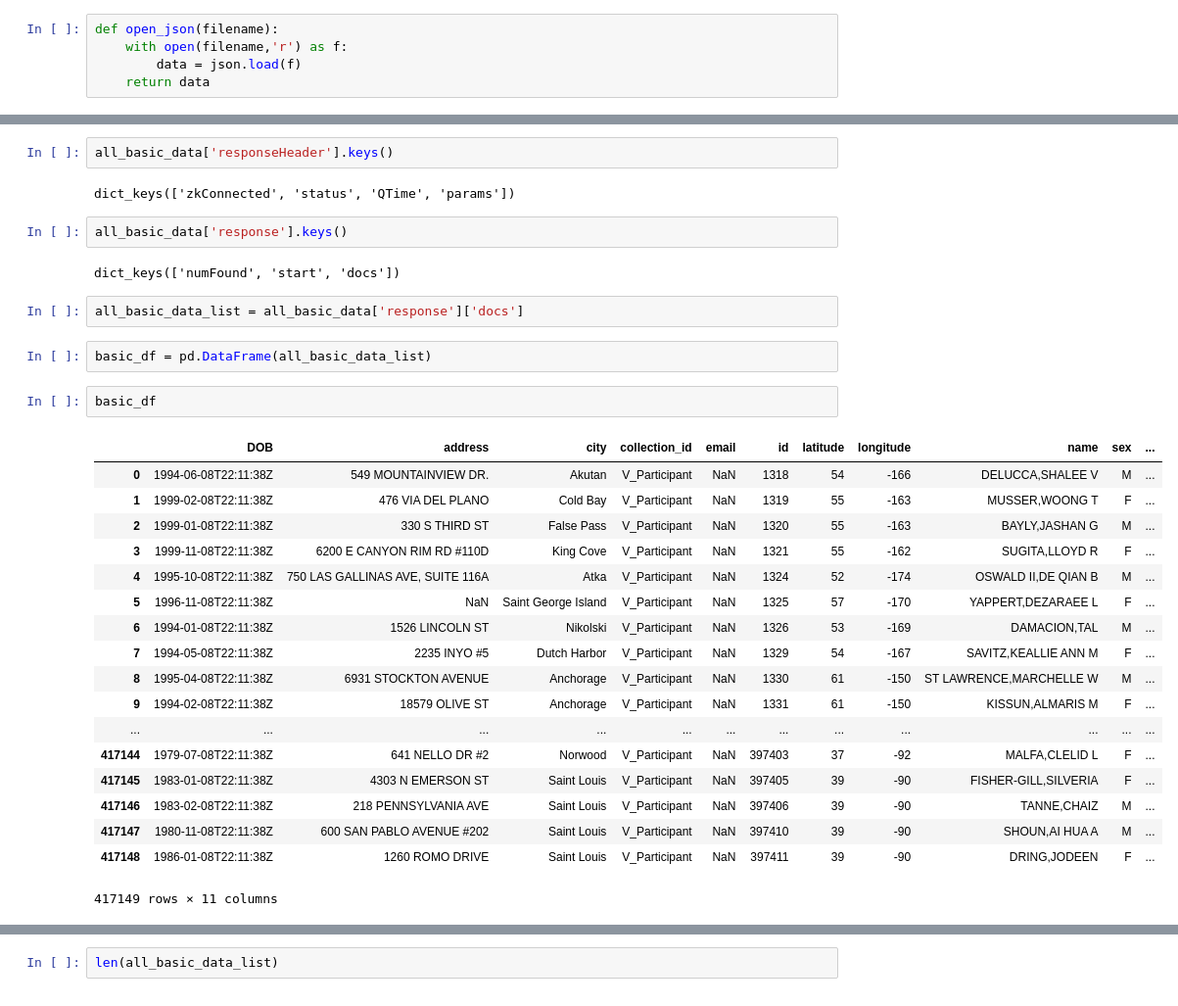
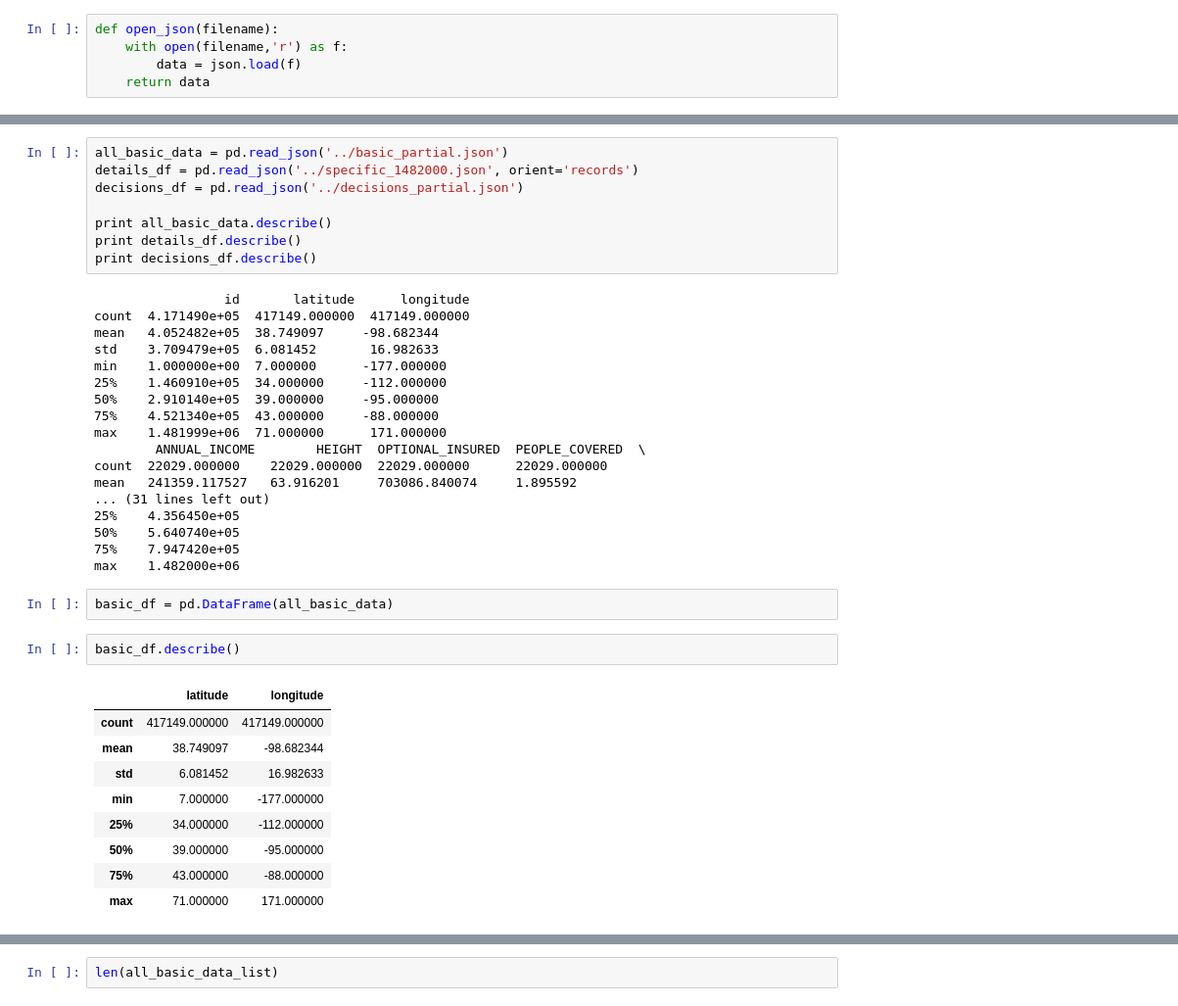
Before and after one commit to Youdongz/vitech, a Jupyter notebook: Combine and Transform data .ipynb, the cells around one changed output, grey strips where cells are left out. Shown: that part at 98% size. Cells and saved outputs as stored; diff of their text form.

```diff
--- a/Combine and Transform data .ipynb
+++ b/Combine and Transform data .ipynb
@@ -15,36 +10,43 @@ dict_keys(['responseHeader', 'response'])
-# %%
-all_basic_data['responseHeader'].keys()
-# %% [output]
-dict_keys(['zkConnected', 'status', 'QTime', 'params'])
-# %%
-all_basic_data['response'].keys()
-# %% [output]
-dict_keys(['numFound', 'start', 'docs'])
-# %%
-all_basic_data_list = all_basic_data['response']['docs']
+# %%
+all_basic_data = pd.read_json('../basic_partial.json')
+details_df = pd.read_json('../specific_1482000.json', orient='records')
+decisions_df = pd.read_json('../decisions_partial.json')
+
+print all_basic_data.describe()
+print details_df.describe()
+print decisions_df.describe()
+# %% [output]
+                 id       latitude      longitude
+count  4.171490e+05  417149.000000  417149.000000
+mean   4.052482e+05  38.749097     -98.682344
+std    3.709479e+05  6.081452       16.982633
+min    1.000000e+00  7.000000      -177.000000
+25%    1.460910e+05  34.000000     -112.000000
+50%    2.910140e+05  39.000000     -95.000000
+75%    4.521340e+05  43.000000     -88.000000
+max    1.481999e+06  71.000000      171.000000
+        ANNUAL_INCOME        HEIGHT  OPTIONAL_INSURED  PEOPLE_COVERED  \
+count  22029.000000    22029.000000  22029.000000      22029.000000
+mean   241359.117527   63.916201     703086.840074     1.895592
+... (31 lines left out)
+25%    4.356450e+05
+50%    5.640740e+05
+75%    7.947420e+05
+max    1.482000e+06
 # %%
-basic_df = pd.DataFrame(all_basic_data_list)
+basic_df = pd.DataFrame(all_basic_data)
 # %%
-basic_df
+basic_df.describe()
 # %% [output]
-|  | DOB | address | city | collection_id | email | id | latitude | longitude | name | sex | ... |
-| 0 | 1994-06-08T22:11:38Z | 549 MOUNTAINVIEW DR. | Akutan | V_Participant | NaN | 1318 | 54 | -166 | DELUCCA,SHALEE V | M | ... |
-| 1 | 1999-02-08T22:11:38Z | 476 VIA DEL PLANO | Cold Bay | V_Participant | NaN | 1319 | 55 | -163 | MUSSER,WOONG T | F | ... |
-| 2 | 1999-01-08T22:11:38Z | 330 S THIRD ST | False Pass | V_Participant | NaN | 1320 | 55 | -163 | BAYLY,JASHAN G | M | ... |
-| 3 | 1999-11-08T22:11:38Z | 6200 E CANYON RIM RD #110D | King Cove | V_Participant | NaN | 1321 | 55 | -162 | SUGITA,LLOYD R | F | ... |
-| 4 | 1995-10-08T22:11:38Z | 750 LAS GALLINAS AVE, SUITE 116A | Atka | V_Participant | NaN | 1324 | 52 | -174 | OSWALD II,DE QIAN B | M | ... |
-| 5 | 1996-11-08T22:11:38Z | NaN | Saint George Island | V_Participant | NaN | 1325 | 57 | -170 | YAPPERT,DEZARAEE L | F | ... |
-| 6 | 1994-01-08T22:11:38Z | 1526 LINCOLN ST | Nikolski | V_Participant | NaN | 1326 | 53 | -169 | DAMACION,TAL | M | ... |
-| 7 | 1994-05-08T22:11:38Z | 2235 INYO #5 | Dutch Harbor | V_Participant | NaN | 1329 | 54 | -167 | SAVITZ,KEALLIE ANN M | F | ... |
-| 8 | 1995-04-08T22:11:38Z | 6931 STOCKTON AVENUE | Anchorage | V_Participant | NaN | 1330 | 61 | -150 | ST LAWRENCE,MARCHELLE W | M | ... |
-| 9 | 1994-02-08T22:11:38Z | 18579 OLIVE ST | Anchorage | V_Participant | NaN | 1331 | 61 | -150 | KISSUN,ALMARIS M | F | ... |
-| ... | ... | ... | ... | ... | ... | ... | ... | ... | ... | ... | ... |
-| 417144 | 1979-07-08T22:11:38Z | 641 NELLO DR #2 | Norwood | V_Participant | NaN | 397403 | 37 | -92 | MALFA,CLELID L | F | ... |
-| 417145 | 1983-01-08T22:11:38Z | 4303 N EMERSON ST | Saint Louis | V_Participant | NaN | 397405 | 39 | -90 | FISHER-GILL,SILVERIA | F | ... |
-| 417146 | 1983-02-08T22:11:38Z | 218 PENNSYLVANIA AVE | Saint Louis | V_Participant | NaN | 397406 | 39 | -90 | TANNE,CHAIZ | M | ... |
-| 417147 | 1980-11-08T22:11:38Z | 600 SAN PABLO AVENUE #202 | Saint Louis | V_Participant | NaN | 397410 | 39 | -90 | SHOUN,AI HUA A | M | ... |
-| 417148 | 1986-01-08T22:11:38Z | 1260 ROMO DRIVE | Saint Louis | V_Participant | NaN | 397411 | 39 | -90 | DRING,JODEEN | F | ... |
+|  | latitude | longitude |
+| count | 417149.000000 | 417149.000000 |
+| mean | 38.749097 | -98.682344 |
+| std | 6.081452 | 16.982633 |
+| min | 7.000000 | -177.000000 |
+| 25% | 34.000000 | -112.000000 |
+| 50% | 39.000000 | -95.000000 |
+| 75% | 43.000000 | -88.000000 |
+| max | 71.000000 | 171.000000 |
-417149 rows × 11 columns
 # %%
 basic_df['state'].unique()
 # %% [output]
```
Also changed, not shown: parts of 39 cells of this notebook, 4 other files.
